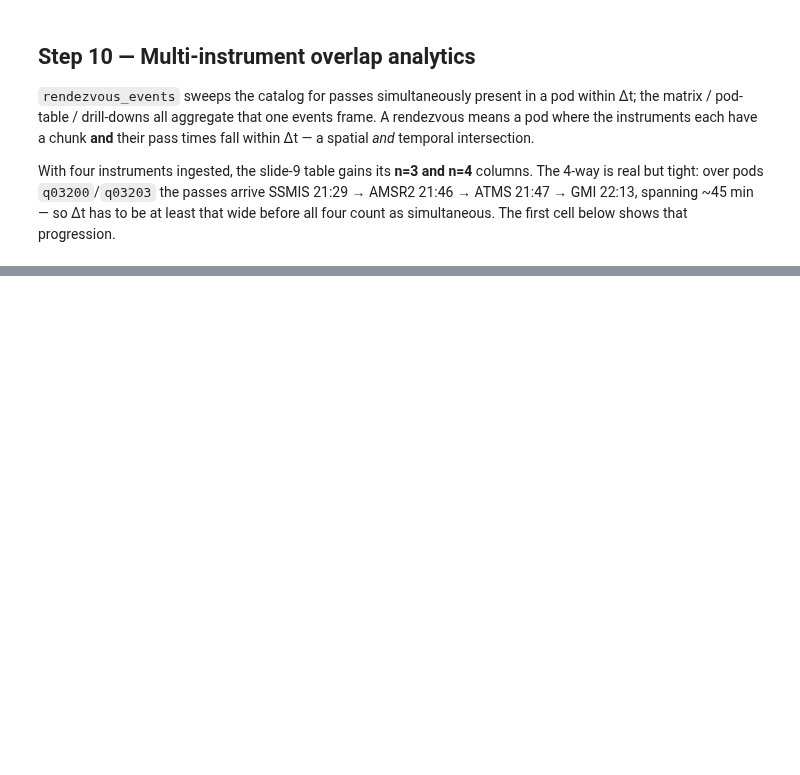
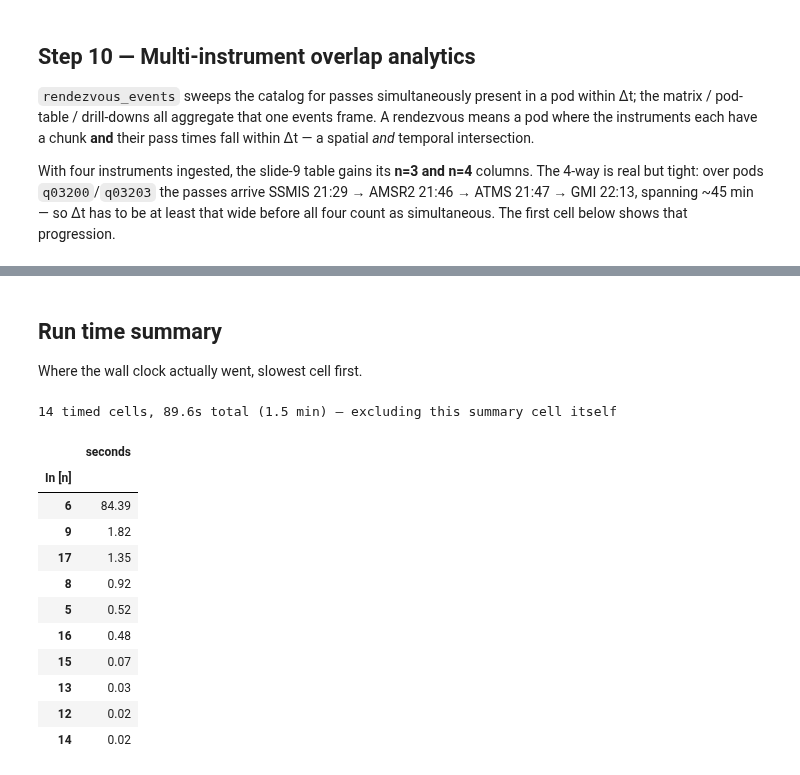
Before and after one commit to SpatioTemporal/STAREPandas, a Jupyter notebook: starepandas/local_starepods_examples.ipynb, the cells around one changed output, grey strips where cells are left out. Saved outputs shown, nothing was run; the diff lists cells and outputs as text; code cells hidden in the pictures; blank space fills up the shorter version.

```diff
--- a/starepandas/local_starepods_examples.ipynb
+++ b/starepandas/local_starepods_examples.ipynb
@@ -29,0 +39,30 @@ from starepandas.demo_lib import LocalStarePodsDemo
+# %%
+import time
+from IPython import get_ipython
+
+CELL_TIMINGS = {}
+_cell_start = {}
+
+
+def _time_pre(info):
+    _cell_start['t0'] = time.perf_counter()
+
+
+def _time_post(result):
+    t0 = _cell_start.pop('t0', None)
+    if t0 is None:                      # cell failed before pre_run_cell ran
+        return
+    elapsed = time.perf_counter() - t0
+    CELL_TIMINGS[result.execution_count] = elapsed
+    print(f"\u23f1  cell [{result.execution_count}] took {elapsed:.2f}s")
+
+
+_ip = get_ipython()
+# Re-running this cell would otherwise stack duplicate hooks.
+for _event, _fn in (('pre_run_cell', _time_pre), ('post_run_cell', _time_post)):
+    _existing = [f for f in _ip.events.callbacks[_event] if f.__name__ == _fn.__name__]
+    for _old in _existing:
+        _ip.events.unregister(_event, _old)
+    _ip.events.register(_event, _fn)
+
+print("per-cell timing enabled")
@@ -520,0 +622,24 @@ Pod drill-down for q03200 — every combination meeting there:
+# %% [markdown]
+## Run time summary
+
+Where the wall clock actually went, slowest cell first.
+# %%
+timings = pd.Series(CELL_TIMINGS, name='seconds').sort_index()
+timings.index.name = 'In [n]'
+print(f"{len(timings)} timed cells, {timings.sum():.1f}s total "
+      f"({timings.sum() / 60:.1f} min) — excluding this summary cell itself")
+display(timings.sort_values(ascending=False).head(10).round(2).to_frame())
+# %% [output]
+14 timed cells, 89.6s total (1.5 min) — excluding this summary cell itself
+|  | seconds |
+| In [n] |  |
+| 6 | 84.39 |
+| 9 | 1.82 |
+| 17 | 1.35 |
+| 8 | 0.92 |
+| 5 | 0.52 |
+| 16 | 0.48 |
+| 15 | 0.07 |
+| 13 | 0.03 |
+| 12 | 0.02 |
+| 14 | 0.02 |
```
Also changed, not shown: parts of 20 cells of this notebook, 5 other files.
